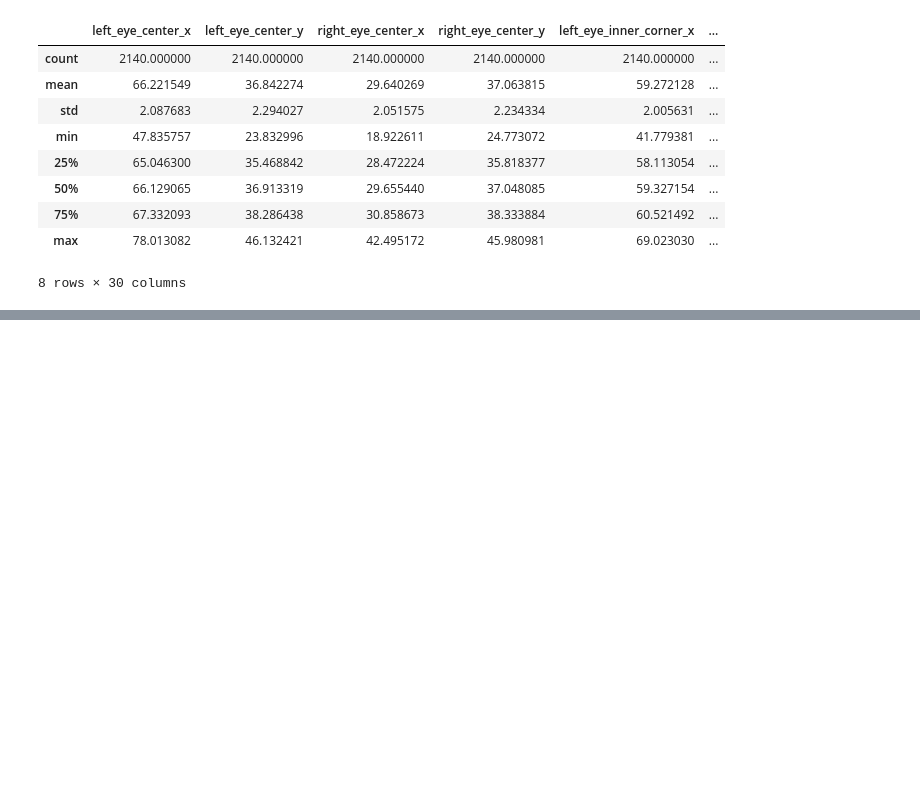
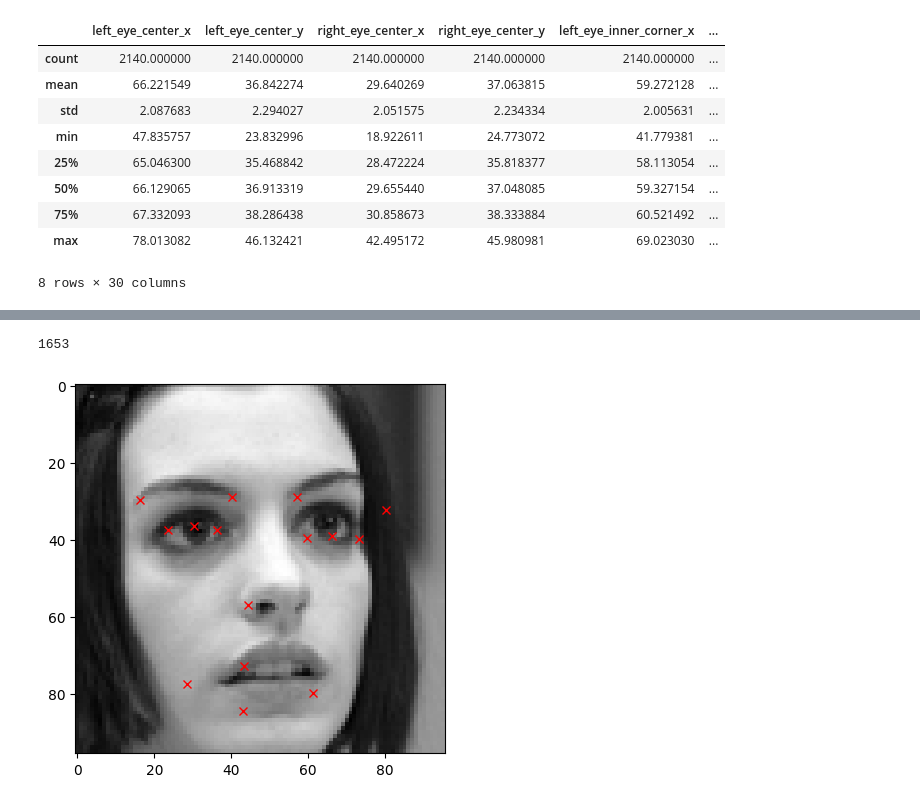
Before and after one commit to vinayadusumilli/Artificial-Emotion-Intelligence, a Jupyter notebook: Artificial_Emotion_Intelligence.ipynb, the cells around one changed output, grey strips where cells are left out. Cells and saved outputs as stored; diff of their text form; code cells hidden in the pictures; blank space fills up the shorter version.

Commit message:
Perform Data facial key points recognition

```diff
--- a/Artificial_Emotion_Intelligence.ipynb
+++ b/Artificial_Emotion_Intelligence.ipynb
@@ -50,7 +50,7 @@ from sklearn.model_selection import train_test_split
 from google.colab.patches import cv2_imshow
 # %%
 # load facial key points data
-keyfacial_df = pd.read_csv('/content/drive/My Drive/Colab Notebooks/Modern AI Portfolio Builder/Emotion AI/data.csv')
+keyfacial_df = pd.read_csv('/content/drive/My Drive/Colab Notebooks/Emotion AI/data.csv')
 # %%
 keyfacial_df
 # %% [output]
@@ -163,0 +200,12 @@ for i in range(64):
+# %%
+import random
+# Show the Original image
+random.seed(148)
+k = random.randint(1, len(keyfacial_df))
+print(k)
+plt.imshow(keyfacial_df['Image'][k], cmap = 'gray')
+for j in range(1, 31, 2):
+        plt.plot(keyfacial_df.loc[0][j-1], keyfacial_df.loc[0][j], 'rx')
+# %% [output]
+1653
+[figure, added]
```
Also changed, not shown: parts of 16 cells of this notebook.
